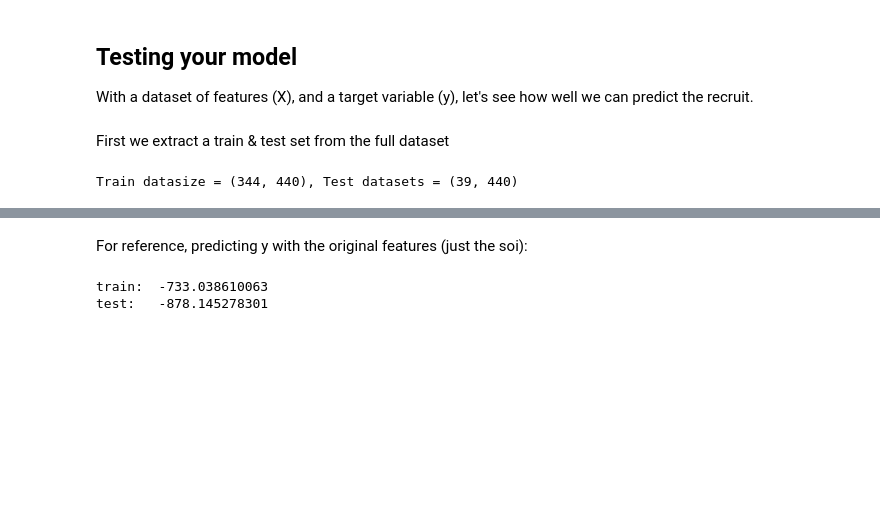
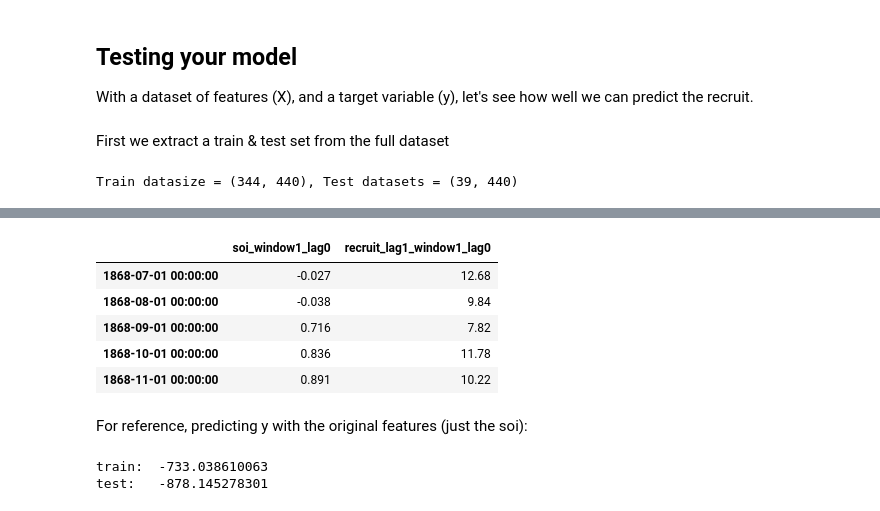
Before and after one commit to BigDataRepublic/bdr-analytics-py, a Jupyter notebook: notebooks/Timeseries Feature Generation Solutions.ipynb, the cells around one changed output, grey strips where cells are left out. Drawn from its saved outputs; the diff is of its cells as text; code cells hidden in the pictures; blank space fills up the shorter version.

```diff
--- a/notebooks/Timeseries Feature Generation Solutions.ipynb
+++ b/notebooks/Timeseries Feature Generation Solutions.ipynb
@@ -251,9 +263,9 @@ i_subtrain, i_subtest = list(itertools.islice(GrowingWindow(10).split(X_train),
 # %% [output]
 Train datasize = (344, 440), Test datasets = (39, 440)
 # %%
-print X_train.columns
-print y_train.head()
-print X_train.iloc[:,0:2].head()
+display(X_train.columns)
+display(y_train.head())
+display(X_train.iloc[:,0:2].head())
 # %% [output]
 Index([u'soi_window1_lag0', u'recruit_lag1_window1_lag0', u'soi_window2_lag0',
        u'recruit_lag1_window2_lag0', u'soi_window3_lag0',
@@ -275,3 +288,9 @@ Index([u'soi_window1_lag0', u'recruit_lag1_window1_lag0', u'soi_window2_lag0',
+|  | soi_window1_lag0 | recruit_lag1_window1_lag0 |
+| 1868-07-01 00:00:00 | -0.027 | 12.68 |
+| 1868-08-01 00:00:00 | -0.038 | 9.84 |
+| 1868-09-01 00:00:00 | 0.716 | 7.82 |
+| 1868-10-01 00:00:00 | 0.836 | 11.78 |
+| 1868-11-01 00:00:00 | 0.891 | 10.22 |
 # %%
 linear_regression = linear_model.LinearRegression()
 
```
Also changed, not shown: parts of 8 cells of this notebook.
